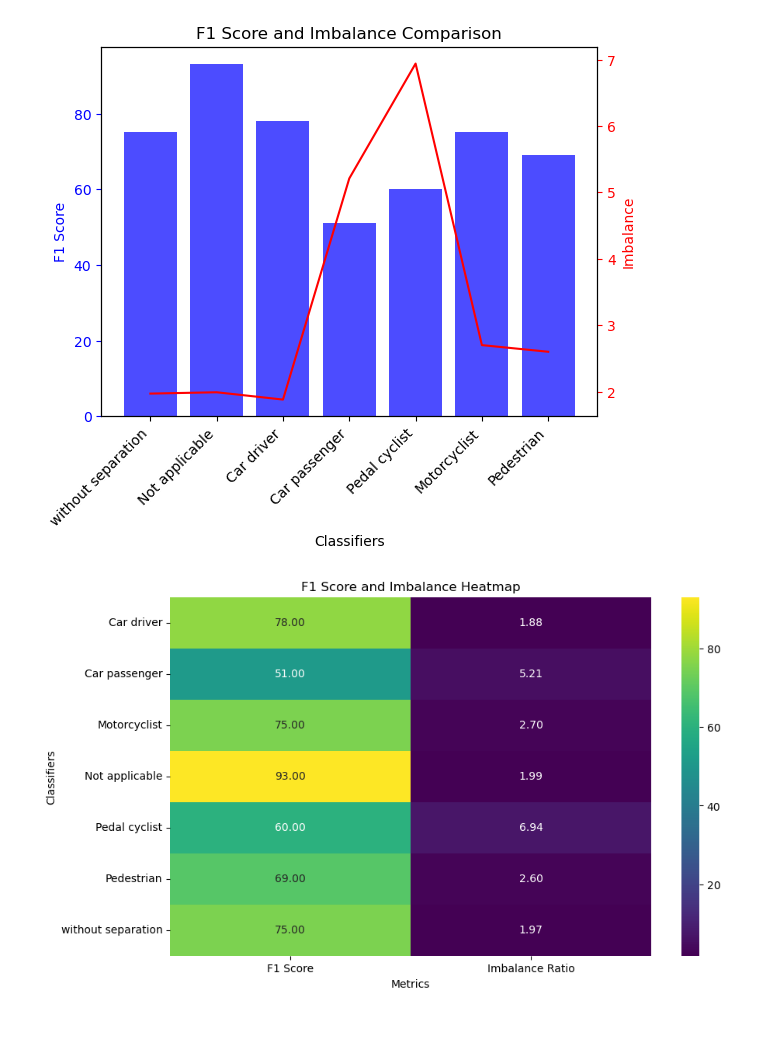
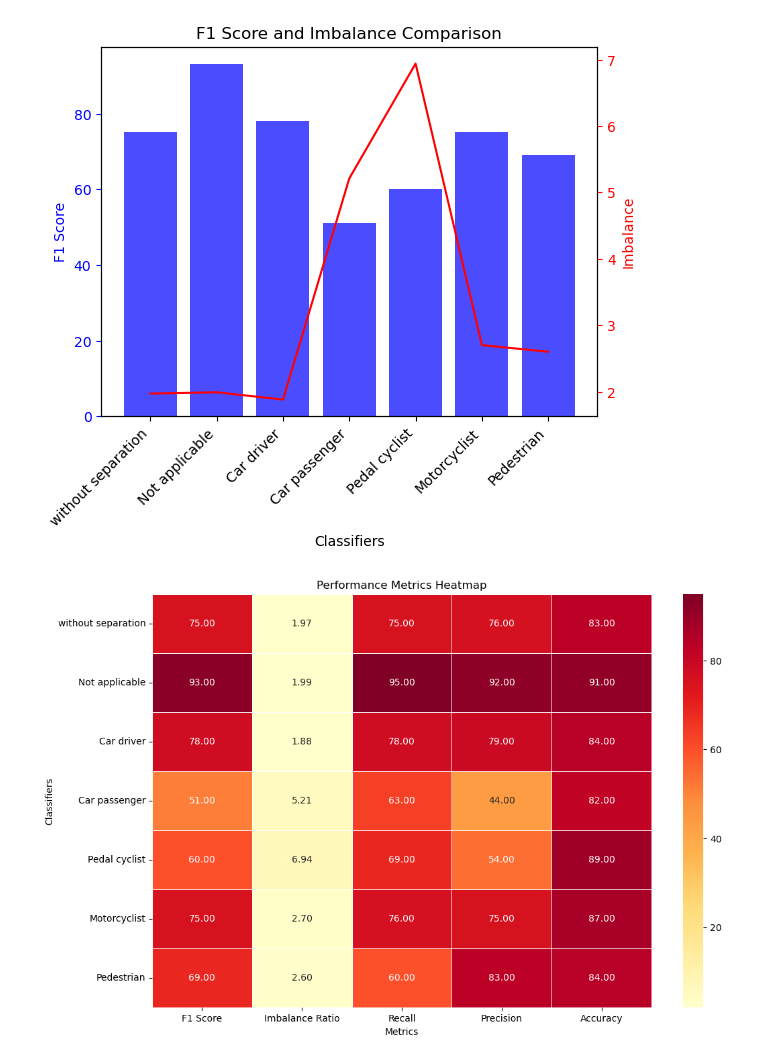
Before and after one commit to mraminamiri/National_Accident, a Jupyter notebook: Comparison.ipynb, the cells around one changed output. Saved outputs shown, nothing was run; the diff lists cells and outputs as text; code cells hidden in the pictures; blank space fills up the shorter version.

```diff
--- a/Comparison.ipynb
+++ b/Comparison.ipynb
@@ -381,24 +406,34 @@ plt.title('F1 Score and Imbalance Comparison')
 plt.show()
 # %% [output]
 [figure]
-# %%
-import seaborn as sns
-import matplotlib.pyplot as plt
-
-classifier_names = ["without separation", "Not applicable", "Car driver", "Car passenger", "Pedal cyclist", "Motorcyclist", "Pedestrian"]
-f1_scores = [75, 93, 78, 51, 60, 75, 69]
-imbalance_ratios = [1.97, 1.99, 1.88, 5.21, 6.94, 2.70, 2.60]
-
-data = {'Classifier': classifier_names, 'F1 Score': f1_scores, 'Imbalance Ratio': imbalance_ratios}
-df = pd.DataFrame(data)
-
-plt.figure(figsize=(10, 6))
-heatmap = sns.heatmap(df.pivot_table(index='Classifier', values=['F1 Score', 'Imbalance Ratio']), annot=True, cmap='viridis', fmt=".2f")
-
-heatmap.set_xlabel('Metrics')
-heatmap.set_ylabel('Classifiers')
-
-plt.title('F1 Score and Imbalance Heatmap')
-plt.show()
-# %% [output]
-[figure, removed]
+# %%
+import seaborn as sns
+import matplotlib.pyplot as plt
+import pandas as pd
+
+classifier_names = ["without separation", "Not applicable", "Car driver", "Car passenger", "Pedal cyclist", "Motorcyclist", "Pedestrian"]
+f1_scores = [75, 93, 78, 51, 60, 75, 69]
+imbalance_ratios = [1.97, 1.99, 1.88, 5.21, 6.94, 2.70, 2.60]
+recall_scores = [75, 95, 78, 63, 69, 76, 60]
+precision_scores = [76, 92,79, 44, 54, 75, 83]
+accuracy_scores = [83, 91, 84, 82, 89, 87, 84]
+data = {
+    'Classifier': classifier_names,
+    'F1 Score': f1_scores,
+    'Imbalance Ratio': imbalance_ratios,
+    'Recall': recall_scores,
+    'Precision': precision_scores,
+    'Accuracy': accuracy_scores
+}
+df = pd.DataFrame(data)
+
+plt.figure(figsize=(12, 8))
+heatmap = sns.heatmap(df.set_index('Classifier'), annot=True, cmap="YlOrRd", fmt=".2f", linewidths=.5)
+
+heatmap.set_xlabel('Metrics')
+heatmap.set_ylabel('Classifiers')
+
+plt.title('Performance Metrics Heatmap')
+plt.show()
+# %% [output]
+[figure, added]
```
Also changed, not shown: parts of 8 cells of this notebook.
